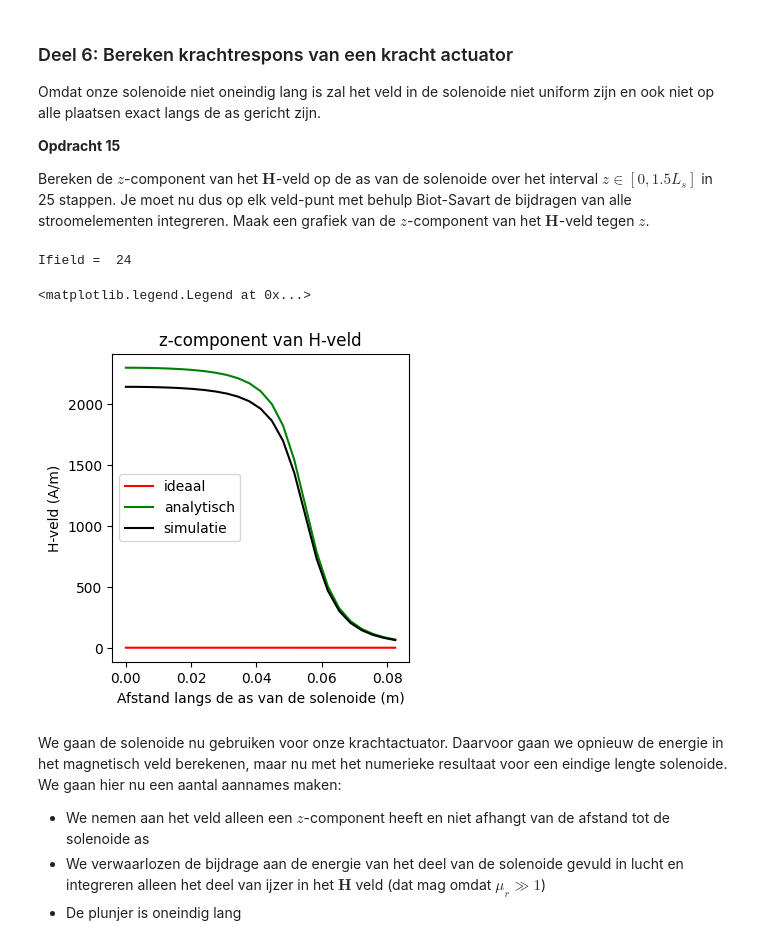
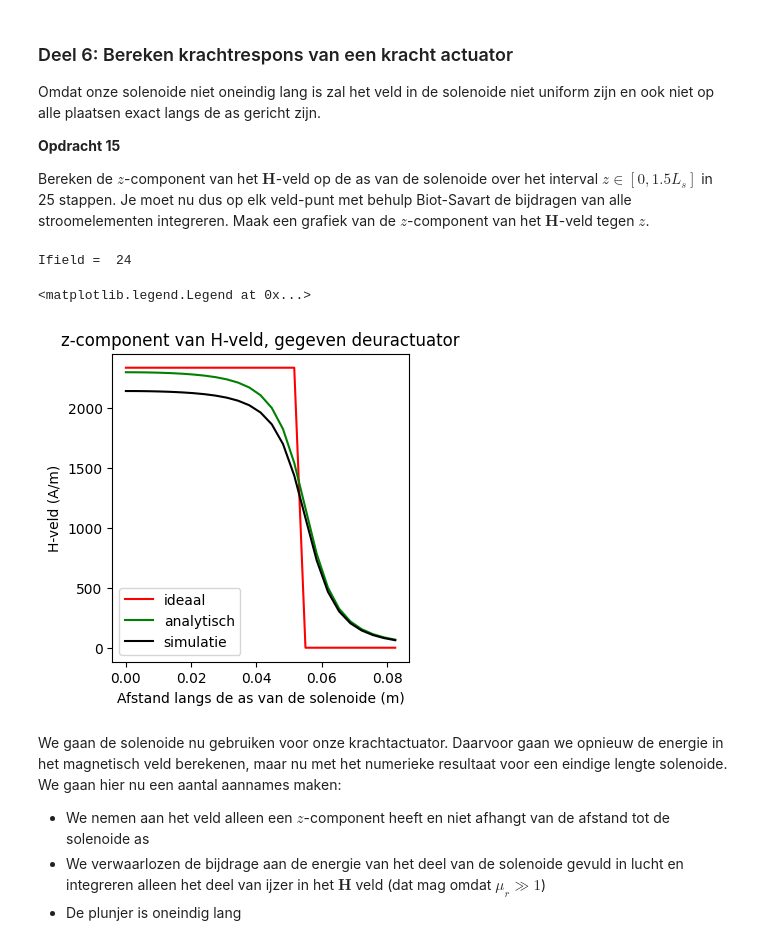
Before and after one commit to cs50202/opdrachten-DEF-D-, a Jupyter notebook: 2KrachtactuatorOpdracht/2KrachtactuatorOpdracht/KrachtactuatorOpdracht.ipynb, the cells around one changed output. Cells and saved outputs as stored; diff of their text form; code cells hidden in the pictures.

```diff
--- a/2KrachtactuatorOpdracht/2KrachtactuatorOpdracht/KrachtactuatorOpdracht.ipynb
+++ b/2KrachtactuatorOpdracht/2KrachtactuatorOpdracht/KrachtactuatorOpdracht.ipynb
@@ -657,36 +653,36 @@ for i_field in range(n_ax):
         r_source = r_source_deel5[i_source] # zo bepaal je voor elke r_field alle bijdragen
         # print(r_source)
         # print(r_field)
         # Bepaal dl en r_source en gebruik
         # print(r_source)
         # print(r_field)
         # print(field_current_element(r_field, r_source, dl))
         # print(dl_deel5)
         Hsimulated += field_current_element(r_field, r_source, dl_deel5[i_source])
         #print(f"Isource =  {i_source}", end="")
         # print(Hsimulated)
 
     # selecting the z-component
     H_ax[i_field,0]=Hsimulated[2]
 
-H_veld_ideaal=analytical_answer*np.ones(n_ax)*(1.0*(z_ax < L_sol/2))
+H_veld_ideaal=H_oneindig*np.ones(n_ax)*(1.0*(z_ax < L_sol/2)) #onze analytical answer heet hier H_oneindig, dus moest de namen even switchen
 
 # dit is nog een aardige analytische uitdrukking die je kan uitrekenen voor de z-component op de as van een solenoide met eindige lengte
 H_veld_analytisch=(aantal_omwent*I/L_sol/2)*((L_sol/2-z_ax)/np.sqrt((z_ax- L_sol/2)**2 + r_sol**2)+(L_sol/2+z_ax)/np.sqrt((z_ax+ L_sol/2)**2 + r_sol**2))
 
 plt.figure(figsize=[13,4])
 plt.subplot(131)
-plt.title('z-component van H-veld')
+plt.title('z-component van H-veld, gegeven deuractuator')
 plt.plot(z_ax, H_veld_ideaal, '-r', label='ideaal')
 plt.plot(z_ax, H_veld_analytisch, '-g', label='analytisch')
 plt.plot(z_ax, H_ax, '-k', label='simulatie')
 plt.xlabel('Afstand langs de as van de solenoide (m)')
 plt.ylabel('H-veld (A/m)')
 plt.legend()
 # %% [output]
 Ifield =  24
 <matplotlib.legend.Legend at 0x...>
-[figure, old version]
+[figure, new version]
 # %% [markdown]
 We gaan de solenoide nu gebruiken voor onze krachtactuator. Daarvoor gaan we opnieuw de energie in het magnetisch veld berekenen, maar nu met het numerieke resultaat voor een eindige lengte solenoide. We gaan hier nu een aantal aannames maken:
 * We nemen aan het veld alleen een $z$-component heeft en niet afhangt van de afstand tot de solenoide as
```
Also changed, not shown: parts of 11 cells of this notebook.
